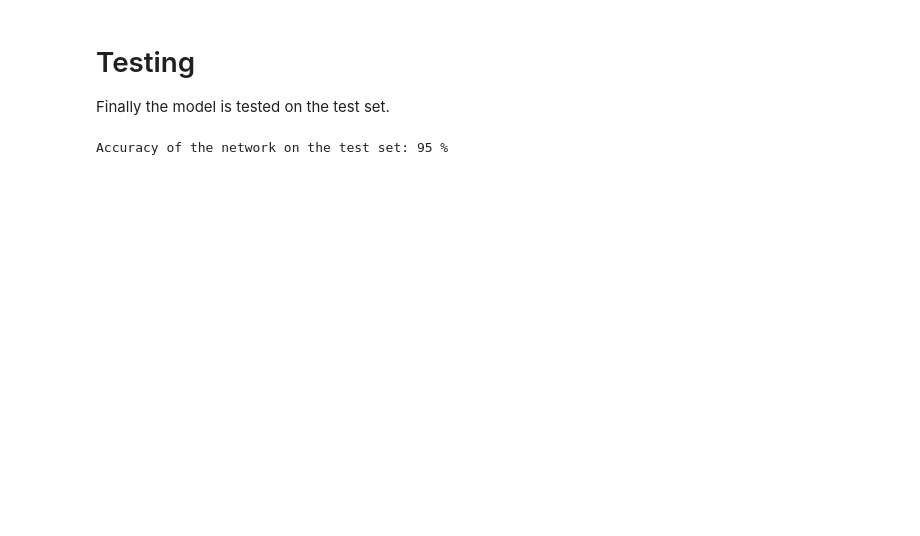
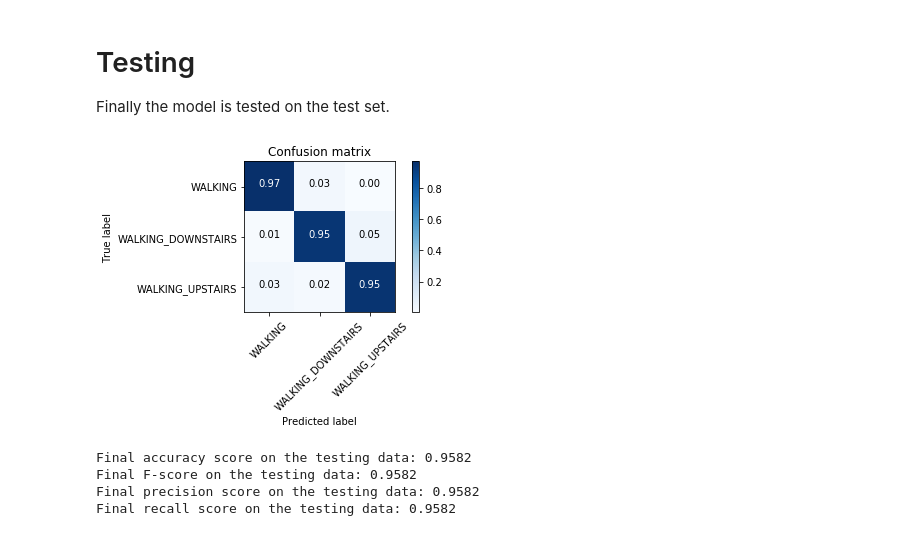
Before and after one commit to jakesant/gog_apt, a Jupyter notebook: DCNN.ipynb, the cells around one changed output. Cells and saved outputs as stored; diff of their text form; code cells hidden in the pictures; blank space fills up the shorter version.

Commit message:
Added sklearn metric scores and confusion matrix to cnn notebooks
Signed-off-by: Aiden <mw3dbest@gmail.com>

```diff
--- a/DCNN.ipynb
+++ b/DCNN.ipynb
@@ -210,15 +215,74 @@ Finally the model is tested on the test set.
 correct = 0
 total = 0
 model.cpu()
+predictions = []
+test_labels = []
 with torch.no_grad():
     for inputs, labels in testloader:
         inputs, labels = inputs.float(), labels.long()
         outputs = model(inputs)
         _, predicted = torch.max(outputs.data, 1)
-        total += labels.size(0)
-        correct += (predicted == labels).sum().item()
+        for p in predicted:
+            predictions.append(p)
 
-print('Accuracy of the network on the test set: %d %%' % (
-    100 * correct / total))
+        for l in labels:
+            test_labels.append(l)
-# %% [output]
-Accuracy of the network on the test set: 95 %
+# %%
+#Confusion Matrix maps out the predicted label given to the data with the actual label
+#Helps us check the rate of true/false positives and true/false negatives
+#parameters are the true labels, and the predicted labels
+
+# https://sklearn.org/auto_examples/model_selection/plot_confusion_matrix.html
+def plot_confusion_matrix(cm, classes,
+                          normalize=False,
+                          title='Confusion matrix',
+                          cmap=plt.cm.Blues):
+    """
+    This function prints and plots the confusion matrix.
+    Normalization can be applied by setting `normalize=True`.
+    """
+    if normalize:
+        cm = cm.astype('float') / cm.sum(axis=1)[:, np.newaxis]
+
+    plt.imshow(cm, interpolation='nearest', cmap=cmap)
+    plt.title(title)
+    plt.colorbar()
+    tick_marks = np.arange(len(classes))
+    plt.xticks(tick_marks, classes, rotation=45)
+    plt.yticks(tick_marks, classes)
+
+    fmt = '.2f' if normalize else 'd'
+    thresh = cm.max() / 2.
+    for i, j in itertools.product(range(cm.shape[0]), range(cm.shape[1])):
+        plt.text(j, i, format(cm[i, j], fmt),
+                 horizontalalignment="center",
+                 color="white" if cm[i, j] > thresh else "black")
+
+    plt.tight_layout()
+    plt.ylabel('True label')
+    plt.xlabel('Predicted label')
+
+
+cnf_matrix = confusion_matrix(test_labels, predictions)
+np.set_printoptions(precision=2)
+
+classes =    {
+                        "WALKING":0,
+                        "WALKING_DOWNSTAIRS":1,
+                        "WALKING_UPSTAIRS":2,
+                    }
+# Plot non-normalized confusion matrix
+plt.figure()
+plot_confusion_matrix(cnf_matrix, classes=classes, normalize=True,title='Confusion matrix')
+# %% [output]
+[figure, added]
+# %%
+print("Final accuracy score on the testing data: {:.4f}".format(accuracy_score(test_labels, predictions)))
+print("Final F-score on the testing data: {:.4f}".format(fbeta_score(test_labels, predictions, beta = 0.5,average='weighted')))
+print("Final precision score on the testing data: {:.4f}".format(precision_score(test_labels, predictions, average='weighted')))
+print("Final recall score on the testing data: {:.4f}".format(recall_score(test_labels, predictions, average='weighted')))
+# %% [output]
+Final accuracy score on the testing data: 0.9582
+Final F-score on the testing data: 0.9582
+Final precision score on the testing data: 0.9582
+Final recall score on the testing data: 0.9582
```
Also changed, not shown: parts of 3 cells of this notebook, 3 other files.
